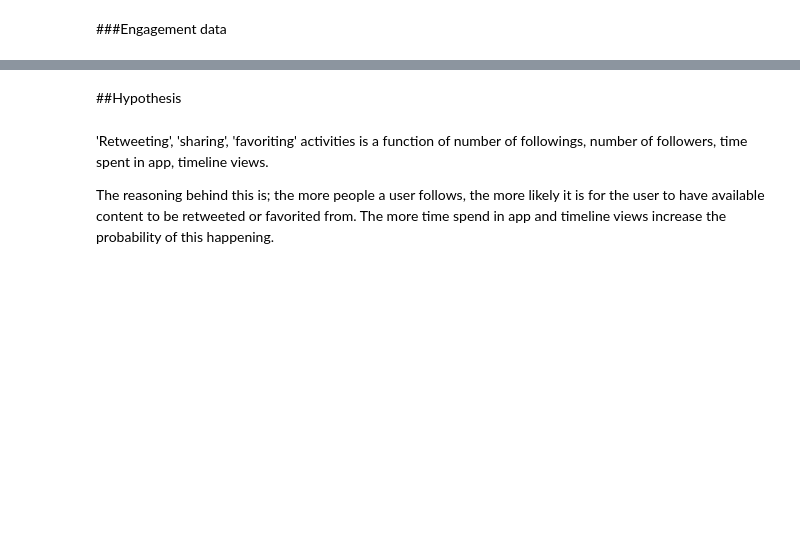
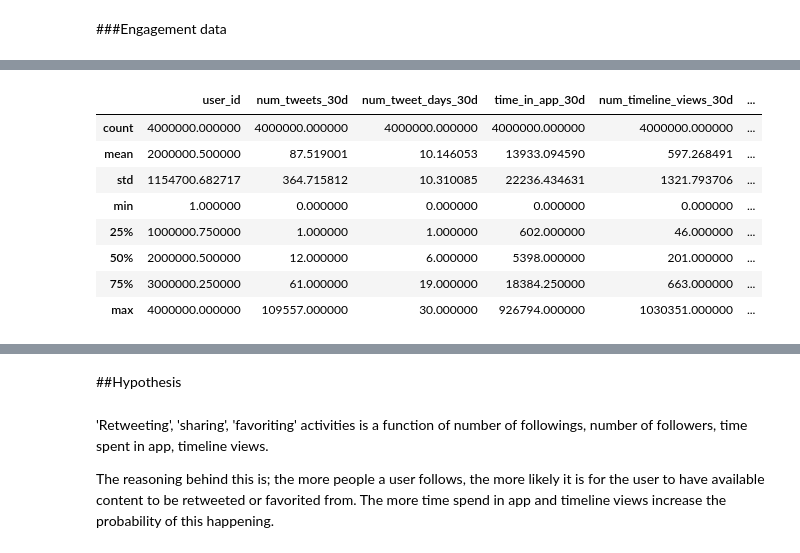
Before and after one commit to ManasHardas/twitter-data-challenge, a Jupyter notebook: exploratory-data-analysis.ipynb, the cells around one changed output, grey strips where cells are left out. Drawn from its saved outputs; the diff is of its cells as text; code cells hidden in the pictures; blank space fills up the shorter version.

```diff
--- a/exploratory-data-analysis.ipynb
+++ b/exploratory-data-analysis.ipynb
@@ -67,0 +104,12 @@ f.tight_layout()
+# %%
+engagement.describe()
+# %% [output]
+|  | user_id | num_tweets_30d | num_tweet_days_30d | time_in_app_30d | num_timeline_views_30d | ... |
+| count | 4000000.000000 | 4000000.000000 | 4000000.000000 | 4000000.000000 | 4000000.000000 | ... |
+| mean | 2000000.500000 | 87.519001 | 10.146053 | 13933.094590 | 597.268491 | ... |
+| std | 1154700.682717 | 364.715812 | 10.310085 | 22236.434631 | 1321.793706 | ... |
+| min | 1.000000 | 0.000000 | 0.000000 | 0.000000 | 0.000000 | ... |
+| 25% | 1000000.750000 | 1.000000 | 1.000000 | 602.000000 | 46.000000 | ... |
+| 50% | 2000000.500000 | 12.000000 | 6.000000 | 5398.000000 | 201.000000 | ... |
+| 75% | 3000000.250000 | 61.000000 | 19.000000 | 18384.250000 | 663.000000 | ... |
+| max | 4000000.000000 | 109557.000000 | 30.000000 | 926794.000000 | 1030351.000000 | ... |
```
Also changed, not shown: parts of 5 cells of this notebook, 1 other file.
